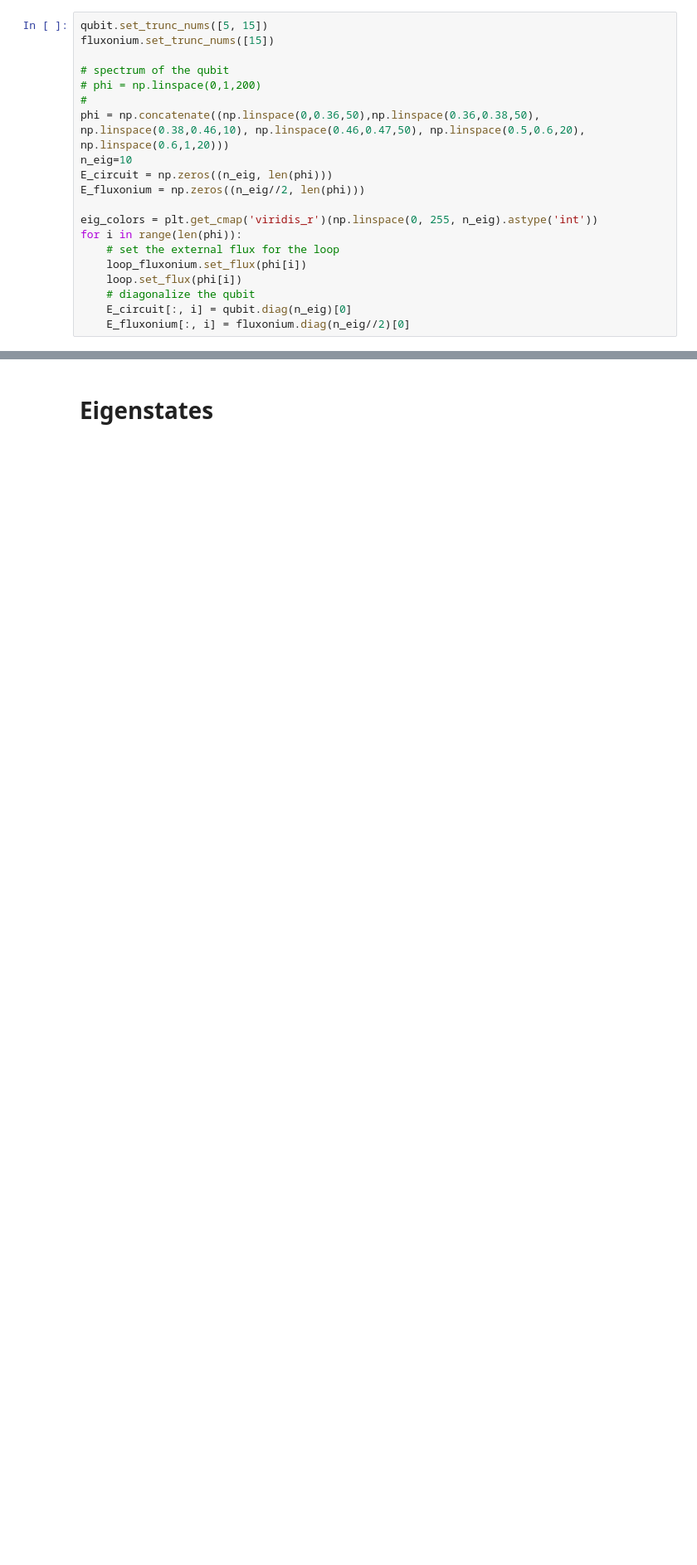
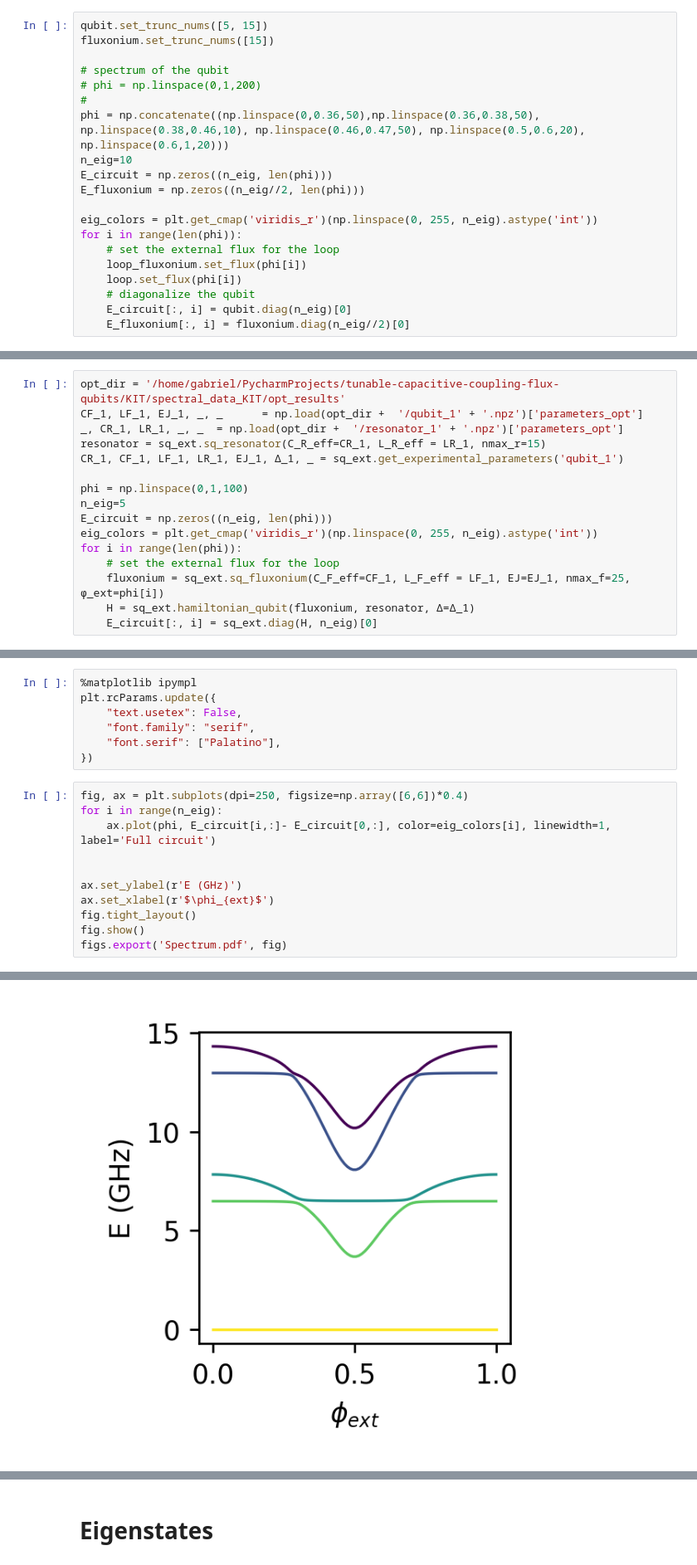
Before and after one commit to GabrielJauma/tunable-capacitive-coupling-flux-qubits, a Jupyter notebook: KIT/Qubit/single qubit.ipynb, the cells around one changed output, grey strips where cells are left out. Shown at 83% size. Drawn from its saved outputs; the diff is of its cells as text; blank space fills up the shorter version.

```diff
--- a/KIT/Qubit/single qubit.ipynb
+++ b/KIT/Qubit/single qubit.ipynb
@@ -161,0 +194,16 @@ figs.export('Spectrum.pdf')
+# %%
+opt_dir = '/home/gabriel/PycharmProjects/tunable-capacitive-coupling-flux-qubits/KIT/spectral_data_KIT/opt_results'
+CF_1, LF_1, EJ_1, _, _      = np.load(opt_dir +  '/qubit_1' + '.npz')['parameters_opt']
+_, CR_1, LR_1, _, _  = np.load(opt_dir +  '/resonator_1' + '.npz')['parameters_opt']
+resonator = sq_ext.sq_resonator(C_R_eff=CR_1, L_R_eff = LR_1, nmax_r=15)
+CR_1, CF_1, LF_1, LR_1, EJ_1, Δ_1, _ = sq_ext.get_experimental_parameters('qubit_1')
+
+phi = np.linspace(0,1,100)
+n_eig=5
+E_circuit = np.zeros((n_eig, len(phi)))
+eig_colors = plt.get_cmap('viridis_r')(np.linspace(0, 255, n_eig).astype('int'))
+for i in range(len(phi)):
+    # set the external flux for the loop
+    fluxonium = sq_ext.sq_fluxonium(C_F_eff=CF_1, L_F_eff = LF_1, EJ=EJ_1, nmax_f=25, φ_ext=phi[i])
+    H = sq_ext.hamiltonian_qubit(fluxonium, resonator, Δ=Δ_1)
+    E_circuit[:, i] = sq_ext.diag(H, n_eig)[0]
@@ -161,0 +212,19 @@ figs.export('Spectrum.pdf')
+# %%
+%matplotlib ipympl
+plt.rcParams.update({
+    "text.usetex": False,
+    "font.family": "serif",
+    "font.serif": ["Palatino"],
+})
+# %%
+fig, ax = plt.subplots(dpi=250, figsize=np.array([6,6])*0.4)
+for i in range(n_eig):
+    ax.plot(phi, E_circuit[i,:]- E_circuit[0,:], color=eig_colors[i], linewidth=1, label='Full circuit')
+
+
+ax.set_ylabel(r'E (GHz)')
+ax.set_xlabel(r'$\phi_{ext}$')
+fig.tight_layout()
+fig.show()
+figs.export('Spectrum.pdf', fig)
+# %% [output]
@@ -161,0 +248 @@ figs.export('Spectrum.pdf')
+[figure, added]
```
Also changed, not shown: parts of 9 cells of this notebook, 6 other files.
